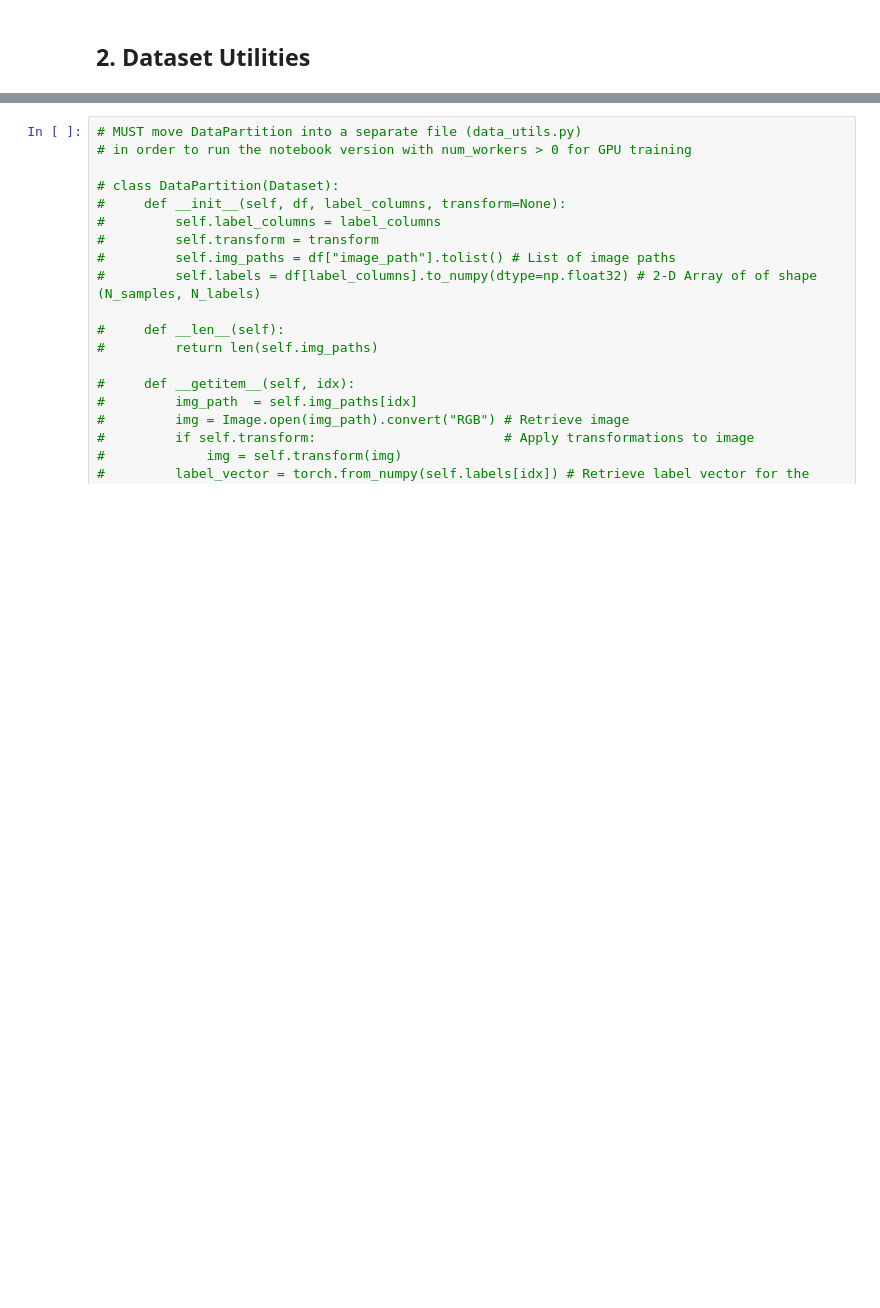
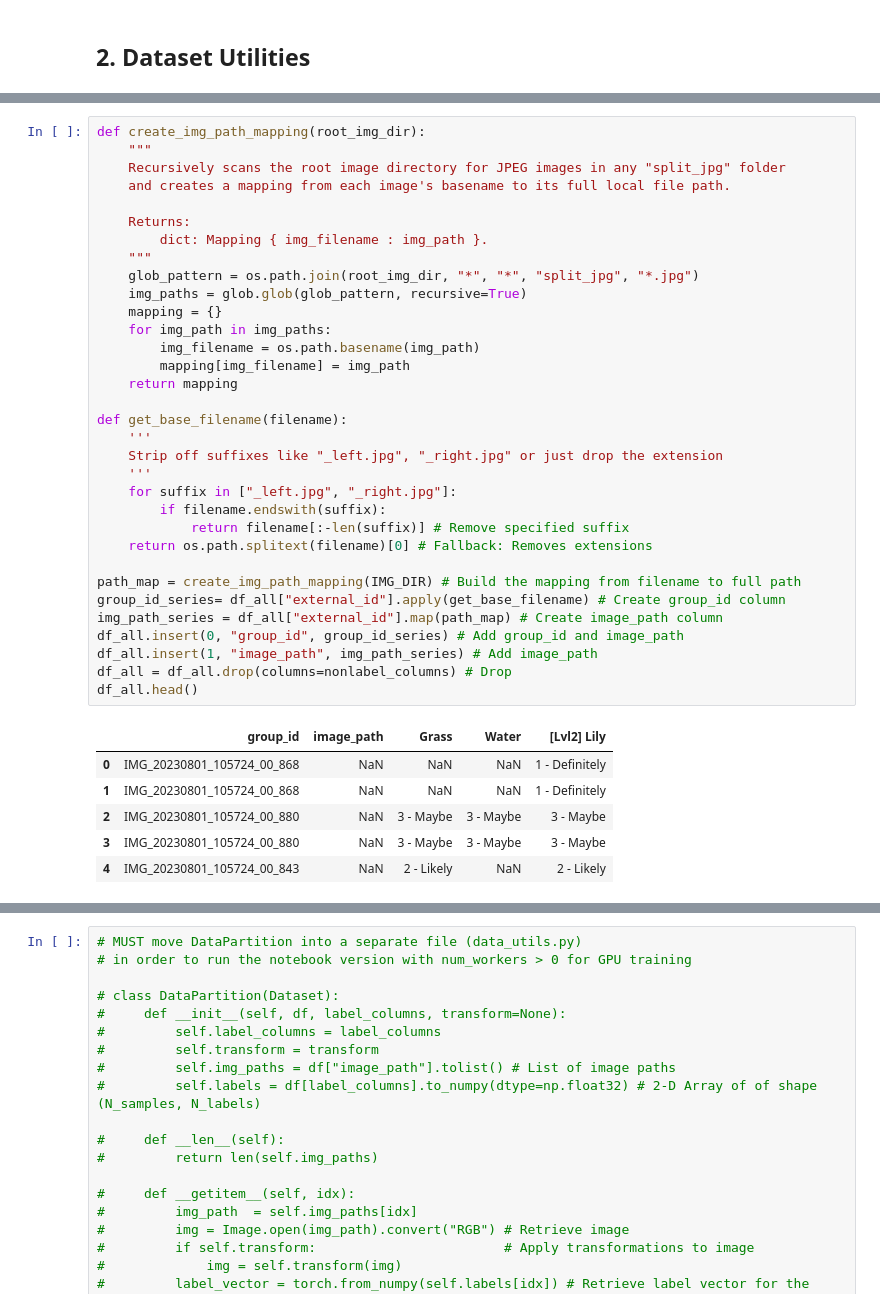
Before and after one commit to jsnmai/360deg, a Jupyter notebook: full_pipeline.ipynb, the cells around one changed output, grey strips where cells are left out. Saved outputs shown, nothing was run; the diff lists cells and outputs as text; blank space fills up the shorter version.

```diff
--- a/full_pipeline.ipynb
+++ b/full_pipeline.ipynb
@@ -70,0 +173,40 @@ Using device: cpu
+# %%
+def create_img_path_mapping(root_img_dir):
+    """
+    Recursively scans the root image directory for JPEG images in any "split_jpg" folder
+    and creates a mapping from each image's basename to its full local file path.
+
+    Returns:
+        dict: Mapping { img_filename : img_path }.
+    """
+    glob_pattern = os.path.join(root_img_dir, "*", "*", "split_jpg", "*.jpg")
+    img_paths = glob.glob(glob_pattern, recursive=True)
+    mapping = {}
+    for img_path in img_paths:
+        img_filename = os.path.basename(img_path)
+        mapping[img_filename] = img_path
+    return mapping
+
+def get_base_filename(filename):
+    '''
+    Strip off suffixes like "_left.jpg", "_right.jpg" or just drop the extension
+    '''
+    for suffix in ["_left.jpg", "_right.jpg"]:
+        if filename.endswith(suffix):
+            return filename[:-len(suffix)] # Remove specified suffix
+    return os.path.splitext(filename)[0] # Fallback: Removes extensions
+
+path_map = create_img_path_mapping(IMG_DIR) # Build the mapping from filename to full path
+group_id_series= df_all["external_id"].apply(get_base_filename) # Create group_id column
+img_path_series = df_all["external_id"].map(path_map) # Create image_path column
+df_all.insert(0, "group_id", group_id_series) # Add group_id and image_path
+df_all.insert(1, "image_path", img_path_series) # Add image_path
+df_all = df_all.drop(columns=nonlabel_columns) # Drop
+df_all.head()
+# %% [output]
+|  | group_id | image_path | Grass | Water | [Lvl2] Lily |
+| 0 | IMG_20230801_105724_00_868 | NaN | NaN | NaN | 1 - Definitely |
+| 1 | IMG_20230801_105724_00_868 | NaN | NaN | NaN | 1 - Definitely |
+| 2 | IMG_20230801_105724_00_880 | NaN | 3 - Maybe | 3 - Maybe | 3 - Maybe |
+| 3 | IMG_20230801_105724_00_880 | NaN | 3 - Maybe | 3 - Maybe | 3 - Maybe |
+| 4 | IMG_20230801_105724_00_843 | NaN | 2 - Likely | NaN | 2 - Likely |
```
Also changed, not shown: parts of 11 cells of this notebook, 2 other files.
